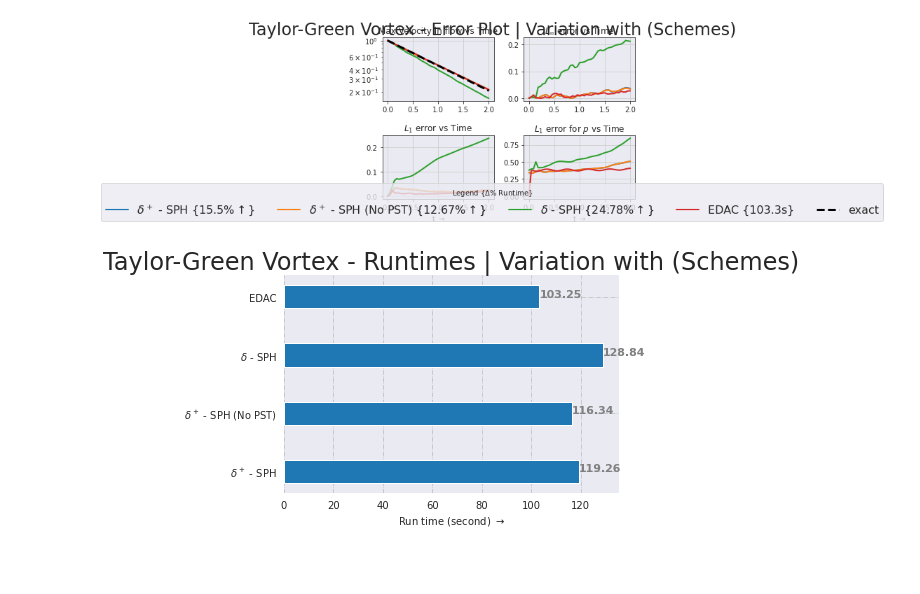
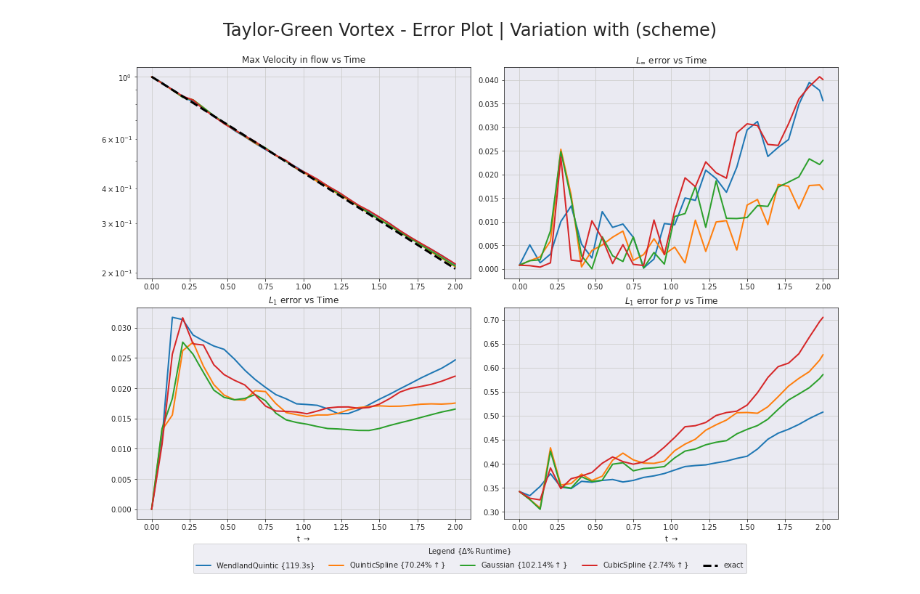
Before and after one commit to Prajwal-Prathiksh/SLP-Smoothed-Particle-Hydrodynamics, a Jupyter notebook: SLP/Taylor Green Vortex/plot_output.ipynb, the cells around one changed output. Cells and saved outputs as stored; diff of their text form; code cells hidden in the pictures; blank space fills up the shorter version.

```diff
--- a/SLP/Taylor Green Vortex/plot_output.ipynb
+++ b/SLP/Taylor Green Vortex/plot_output.ipynb
@@ -12,8 +317,7 @@ global figTitle3
 # %%
-file_base = '/home/prajwal/Desktop/Winter_Project/SLP-Smoothed-Particle-Hydrodynamics/SLP/Taylor Green Vortex/PySPH-Testing/'
 sph_schm_legend = {
     '00': 'nx = 30',
-    '01': 'nx = 50', #'hdx = 1.33', #'Rh = 0.05',
+    '01': 'Rh = 0.05', #'hdx = 1.33', #'nx = 50',
     '02': 'nx = 70',
     '03': 'nx = 90',
     '04': 'Rh = 0.1',
@@ -21,7 +325,7 @@ sph_schm_legend = {
     '06': 'Rh = 0.5',
     '07': 'Rh = 1.0',
     '08': 'hdx = 1.0',
-    '09': 'hdx = 1.5', #'WendlandQuintic',#r'$\delta^+$ - SPH',
+    '09': 'WendlandQuintic',#'hdx = 1.5', #r'$\delta^+$ - SPH',
     '10': 'hdx = 2.0',
     '11': 'QuinticSpline',
     '12': 'Gaussian',
@@ -32,10 +336,10 @@ sph_schm_legend = {
 
 }
 
-sph_schm = ['01', '01', '02', '03']
+sph_schm = ['09', '11', '12', '13']
 vl = [0.05, 0.05, 0.05, 0.05]
 #vl = [0.05, 0.1, 0.2, 0.5]
-name = 'nx'
+name = 'scheme'
 
 
 ##############
@@ -142,4 +352,4 @@ def custom_plot(sph_schm, sph_schm_legend, sz=(19.2,14.4), save=False):
 # %%
-custom_plot(sph_schm, sph_schm_legend, sz=(6,4))
+custom_plot1(sph_schm, sph_schm_legend, save=False, sz=(14.4,10.8))
 # %% [output]
-[figure, old version]
+[figure, new version]
@@ -186,4 +355,0 @@ def run_time_plot(sph_schm, sph_schm_legend, sz=(19.2,14.4), save = False):
-# %%
-run_time_plot(sph_schm, sph_schm_legend, sz=(6,4))
-# %% [output]
-[figure, removed]
```
Also changed, not shown: parts of 22 cells of this notebook, 1 other file.
